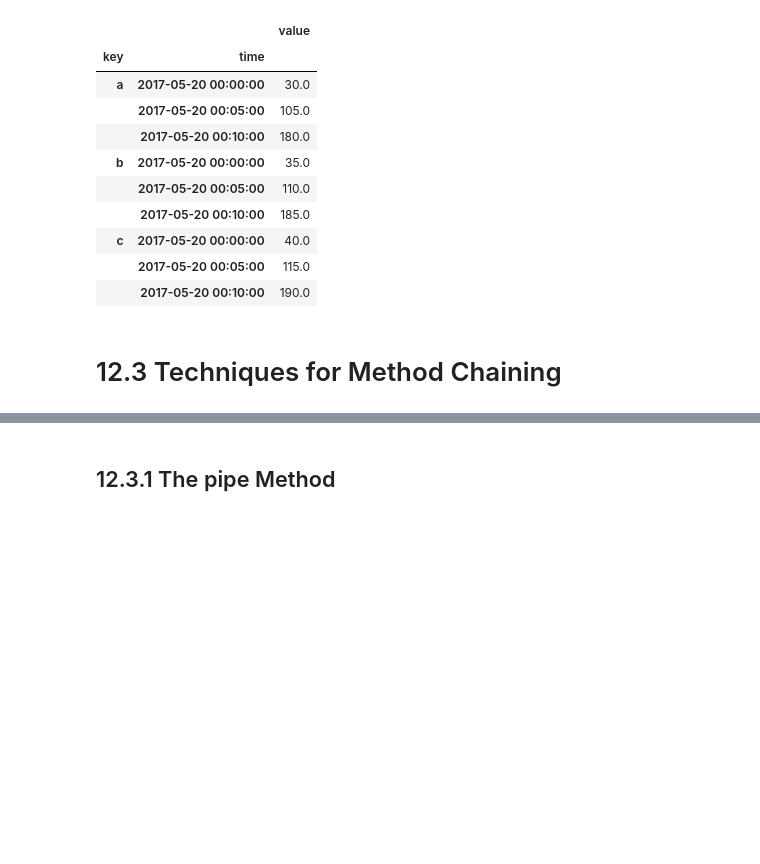
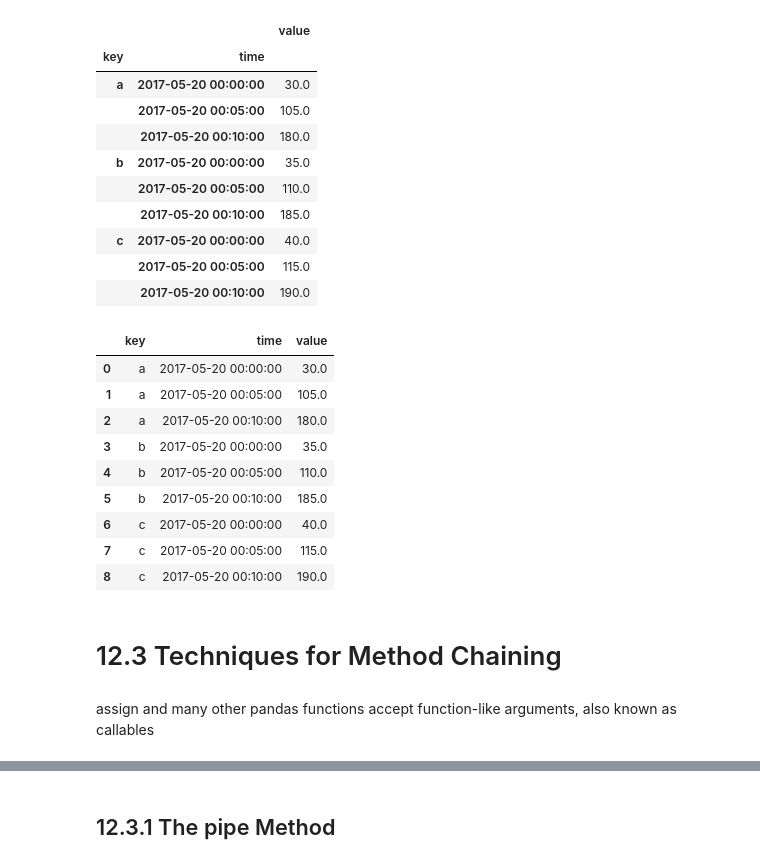
Before and after one commit to BoyuanLi-Steven/Python-For-Data-Analysis-2nd, a Jupyter notebook: Chapter 12. Advanced pandas.ipynb, the cells around one changed output, grey strips where cells are left out. Saved outputs shown, nothing was run; the diff lists cells and outputs as text; code cells hidden in the pictures; blank space fills up the shorter version.

```diff
--- a/Chapter 12. Advanced pandas.ipynb
+++ b/Chapter 12. Advanced pandas.ipynb
@@ -548,5 +651,5 @@ df2[:7]
 # %%
-time_key = pd.TimeGrouper('5min')
+time_key = pd.Grouper(freq = '5min')
 # %%
 resampled = (df2.set_index('time').groupby(['key', time_key]).sum())
 resampled
@@ -562,6 +665,19 @@ resampled
 | c | 2017-05-20 00:00:00 | 40.0 |
 |  | 2017-05-20 00:05:00 | 115.0 |
 |  | 2017-05-20 00:10:00 | 190.0 |
+# %%
+resampled.reset_index()
+# %% [output]
+|  | key | time | value |
+| 0 | a | 2017-05-20 00:00:00 | 30.0 |
+| 1 | a | 2017-05-20 00:05:00 | 105.0 |
+| 2 | a | 2017-05-20 00:10:00 | 180.0 |
+| 3 | b | 2017-05-20 00:00:00 | 35.0 |
+| 4 | b | 2017-05-20 00:05:00 | 110.0 |
+| 5 | b | 2017-05-20 00:10:00 | 185.0 |
+| 6 | c | 2017-05-20 00:00:00 | 40.0 |
+| 7 | c | 2017-05-20 00:05:00 | 115.0 |
+| 8 | c | 2017-05-20 00:10:00 | 190.0 |
 # %% [markdown]
 # 12.3 Techniques for Method Chaining
 # %%
@@ -573,3 +695,5 @@ result = df2.groupby('key').col1_demeaned.std()
 result = (df2.assign(col1_demeaned = df2.col1 - df2.col2.mean())
           .groupby('key')
           .col1_demeaned.std())
+# %% [markdown]
+assign and many other pandas functions accept function-like arguments, also known as callables
```
Also changed, not shown: parts of 35 cells of this notebook.
